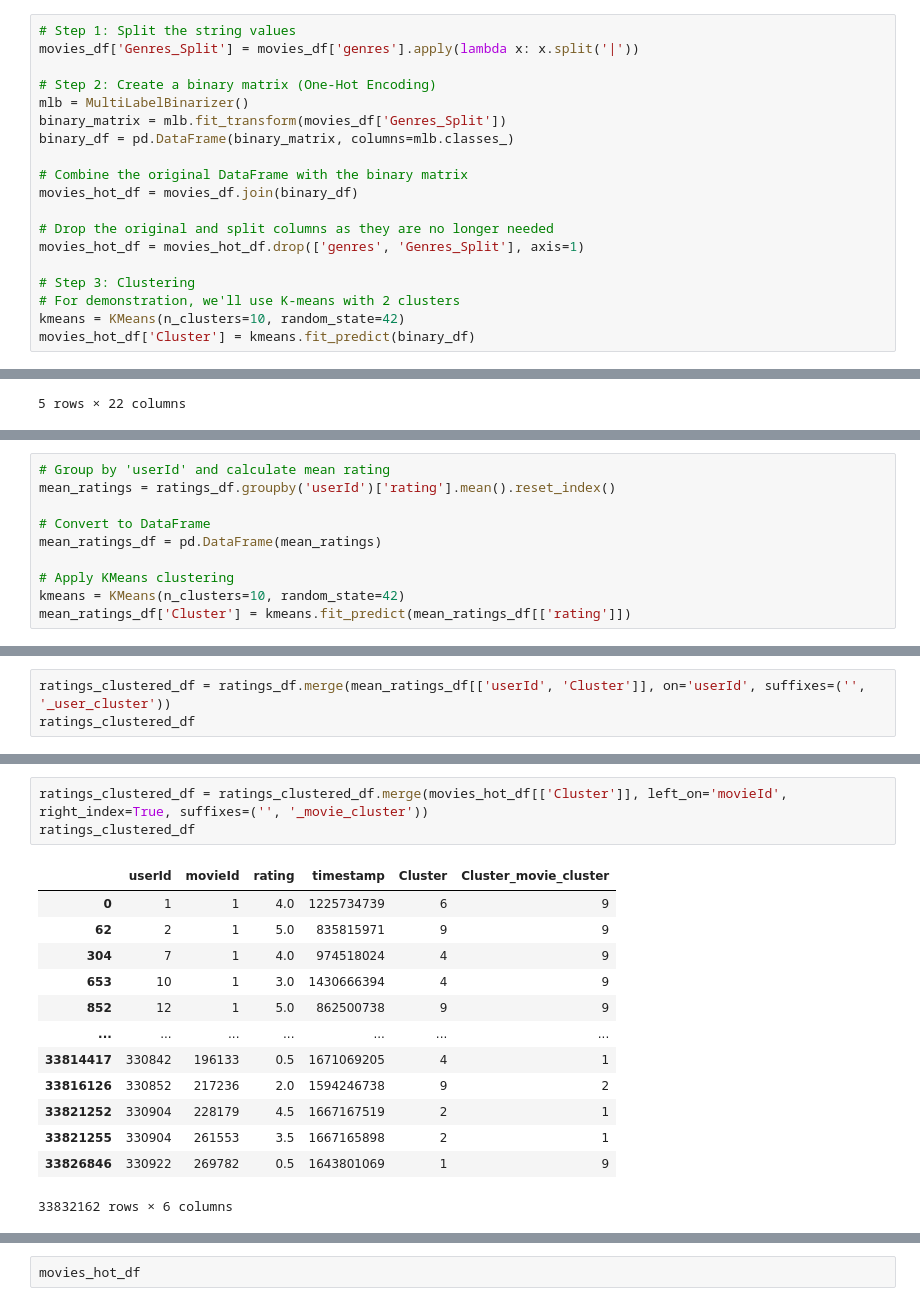
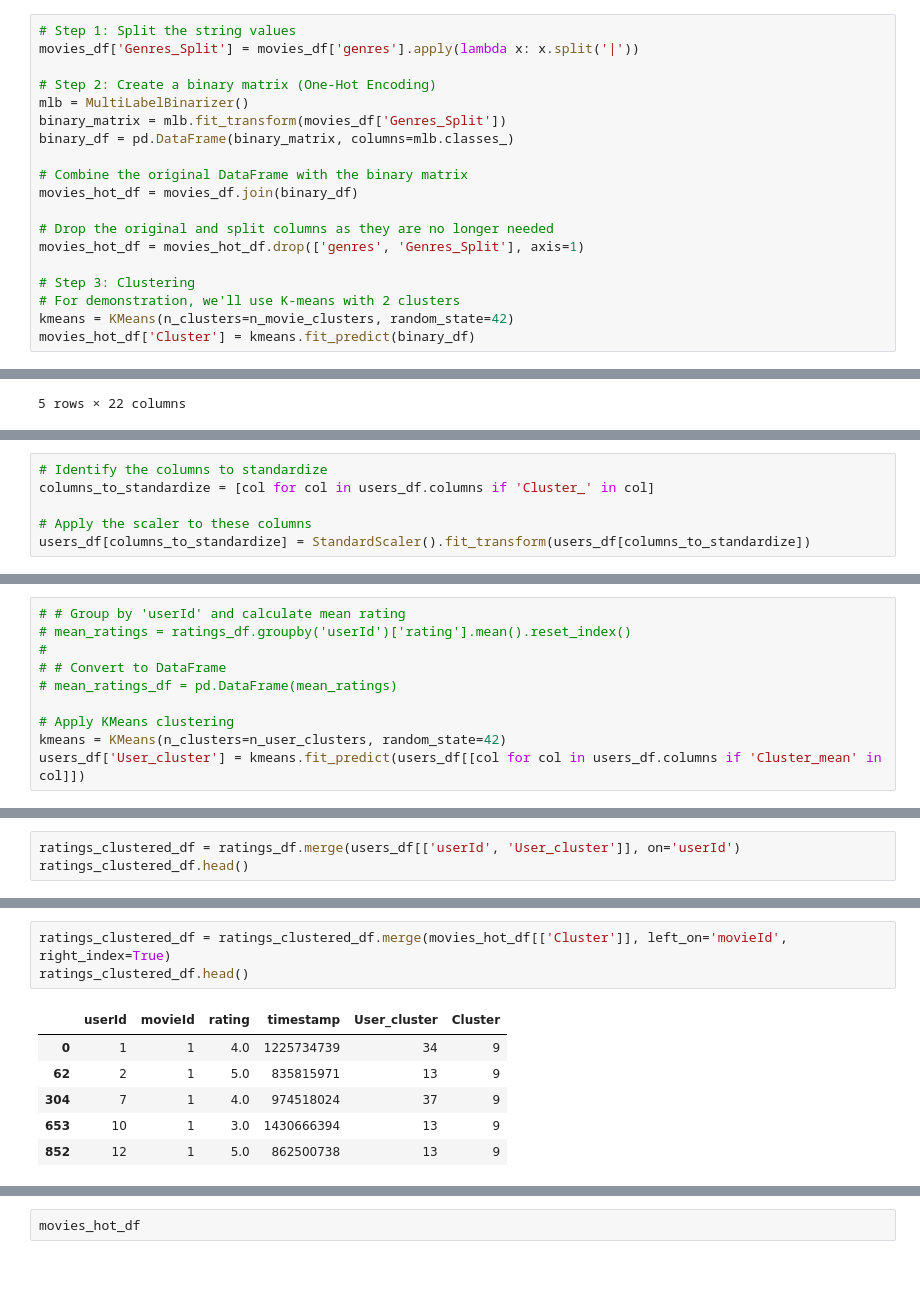
Before and after one commit to vasia-korz/recommendation-system, a Jupyter notebook: index.ipynb, the cells around one changed output, grey strips where cells are left out. Drawn from its saved outputs; the diff is of its cells as text; blank space fills up the shorter version.

```diff
--- a/index.ipynb
+++ b/index.ipynb
@@ -72,7 +75,7 @@ movies_hot_df = movies_hot_df.drop(['genres', 'Genres_Split'], axis=1)
 
 # Step 3: Clustering
 # For demonstration, we'll use K-means with 2 clusters
-kmeans = KMeans(n_clusters=10, random_state=42)
+kmeans = KMeans(n_clusters=n_movie_clusters, random_state=42)
 movies_hot_df['Cluster'] = kmeans.fit_predict(binary_df)
 # %%
 movies_hot_df.head()
@@ -102,0 +130,6 @@ Name: rating, Length: 330975, dtype: float64
+# %%
+# Identify the columns to standardize
+columns_to_standardize = [col for col in users_df.columns if 'Cluster_' in col]
+
+# Apply the scaler to these columns
+users_df[columns_to_standardize] = StandardScaler().fit_transform(users_df[columns_to_standardize])
@@ -103,11 +146,11 @@ Name: rating, Length: 330975, dtype: float64
 # %%
-# Group by 'userId' and calculate mean rating
-mean_ratings = ratings_df.groupby('userId')['rating'].mean().reset_index()
-
-# Convert to DataFrame
-mean_ratings_df = pd.DataFrame(mean_ratings)
+# # Group by 'userId' and calculate mean rating
+# mean_ratings = ratings_df.groupby('userId')['rating'].mean().reset_index()
+#
+# # Convert to DataFrame
+# mean_ratings_df = pd.DataFrame(mean_ratings)
 
 # Apply KMeans clustering
-kmeans = KMeans(n_clusters=10, random_state=42)
-mean_ratings_df['Cluster'] = kmeans.fit_predict(mean_ratings_df[['rating']])
+kmeans = KMeans(n_clusters=n_user_clusters, random_state=42)
+users_df['User_cluster'] = kmeans.fit_predict(users_df[[col for col in users_df.columns if 'Cluster_mean' in col]])
 # %%
@@ -138,4 +182,4 @@ KeyboardInterrupt:
 # %%
-ratings_clustered_df = ratings_df.merge(mean_ratings_df[['userId', 'Cluster']], on='userId', suffixes=('', '_user_cluster'))
-ratings_clustered_df
+ratings_clustered_df = ratings_df.merge(users_df[['userId', 'User_cluster']], on='userId')
+ratings_clustered_df.head()
 # %% [output]
@@ -155,18 +192,11 @@ ratings_clustered_df
 # %%
-ratings_clustered_df = ratings_clustered_df.merge(movies_hot_df[['Cluster']], left_on='movieId', right_index=True, suffixes=('', '_movie_cluster'))
-ratings_clustered_df
+ratings_clustered_df = ratings_clustered_df.merge(movies_hot_df[['Cluster']], left_on='movieId', right_index=True)
+ratings_clustered_df.head()
 # %% [output]
-|  | userId | movieId | rating | timestamp | Cluster | Cluster_movie_cluster |
-| 0 | 1 | 1 | 4.0 | 1225734739 | 6 | 9 |
-| 62 | 2 | 1 | 5.0 | 835815971 | 9 | 9 |
-| 304 | 7 | 1 | 4.0 | 974518024 | 4 | 9 |
-| 653 | 10 | 1 | 3.0 | 1430666394 | 4 | 9 |
-| 852 | 12 | 1 | 5.0 | 862500738 | 9 | 9 |
-| ... | ... | ... | ... | ... | ... | ... |
-| 33814417 | 330842 | 196133 | 0.5 | 1671069205 | 4 | 1 |
-| 33816126 | 330852 | 217236 | 2.0 | 1594246738 | 9 | 2 |
-| 33821252 | 330904 | 228179 | 4.5 | 1667167519 | 2 | 1 |
-| 33821255 | 330904 | 261553 | 3.5 | 1667165898 | 2 | 1 |
-| 33826846 | 330922 | 269782 | 0.5 | 1643801069 | 1 | 9 |
+|  | userId | movieId | rating | timestamp | User_cluster | Cluster |
+| 0 | 1 | 1 | 4.0 | 1225734739 | 34 | 9 |
+| 62 | 2 | 1 | 5.0 | 835815971 | 13 | 9 |
+| 304 | 7 | 1 | 4.0 | 974518024 | 37 | 9 |
+| 653 | 10 | 1 | 3.0 | 1430666394 | 13 | 9 |
+| 852 | 12 | 1 | 5.0 | 862500738 | 13 | 9 |
-33832162 rows × 6 columns
 # %%
```
Also changed, not shown: parts of 21 cells of this notebook, 1 other file.
